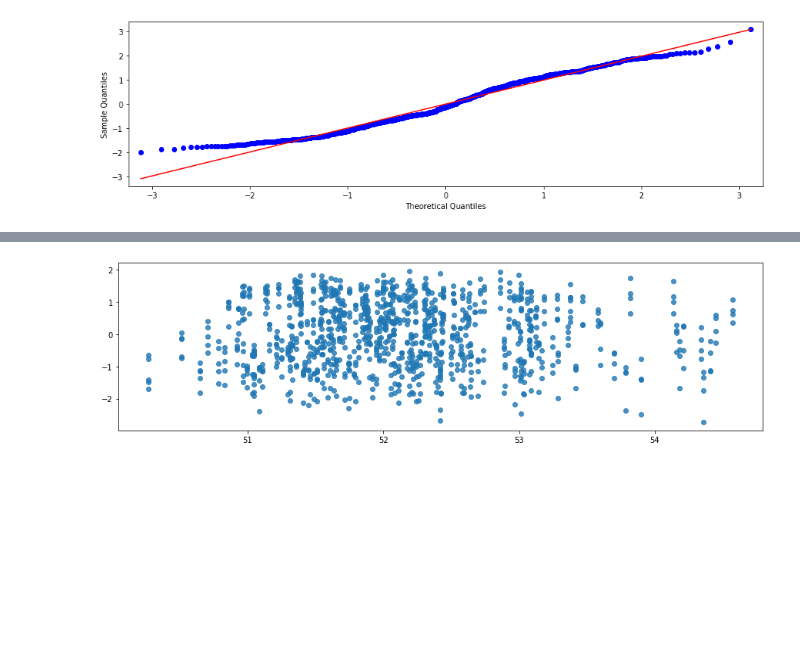
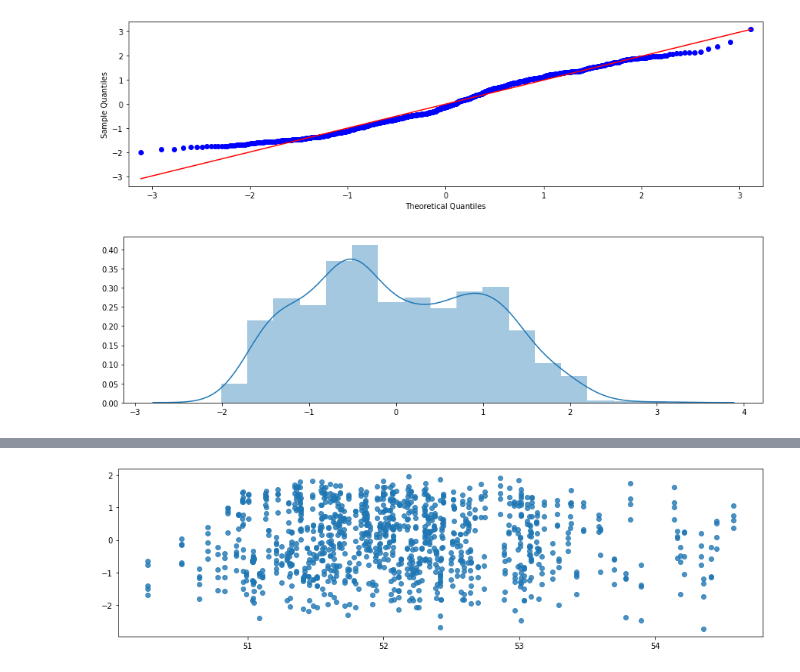
Before and after one commit to heatherholcomb/EffectsOfSpaceWeather, a Jupyter notebook: Practicum2_EffectsOfSpaceWeather_HHOLCOMB_v1.ipynb, the cells around one changed output, grey strips where cells are left out. Saved outputs shown, nothing was run; the diff lists cells and outputs as text; code cells hidden in the pictures; blank space fills up the shorter version.

```diff
--- a/Practicum2_EffectsOfSpaceWeather_HHOLCOMB_v1.ipynb
+++ b/Practicum2_EffectsOfSpaceWeather_HHOLCOMB_v1.ipynb
@@ -596,6 +603,12 @@ fig = statsmodels.graphics.gofplots.qqplot(resid, line='r')
 plt.show()
 # %% [output]
 [figure]
+# %%
+fig, ax = plt.subplots()
+ax = sns.distplot(resid_std)
+plt.show()
+# %% [output]
+[figure, added]
 # %%
 # How is the Average Temperature affected by Kp Index
 model2 = smf.ols(formula = 'AverageTemp ~ SumOfKps', data = dfFinal)
```
Also changed, not shown: parts of 56 cells of this notebook.
